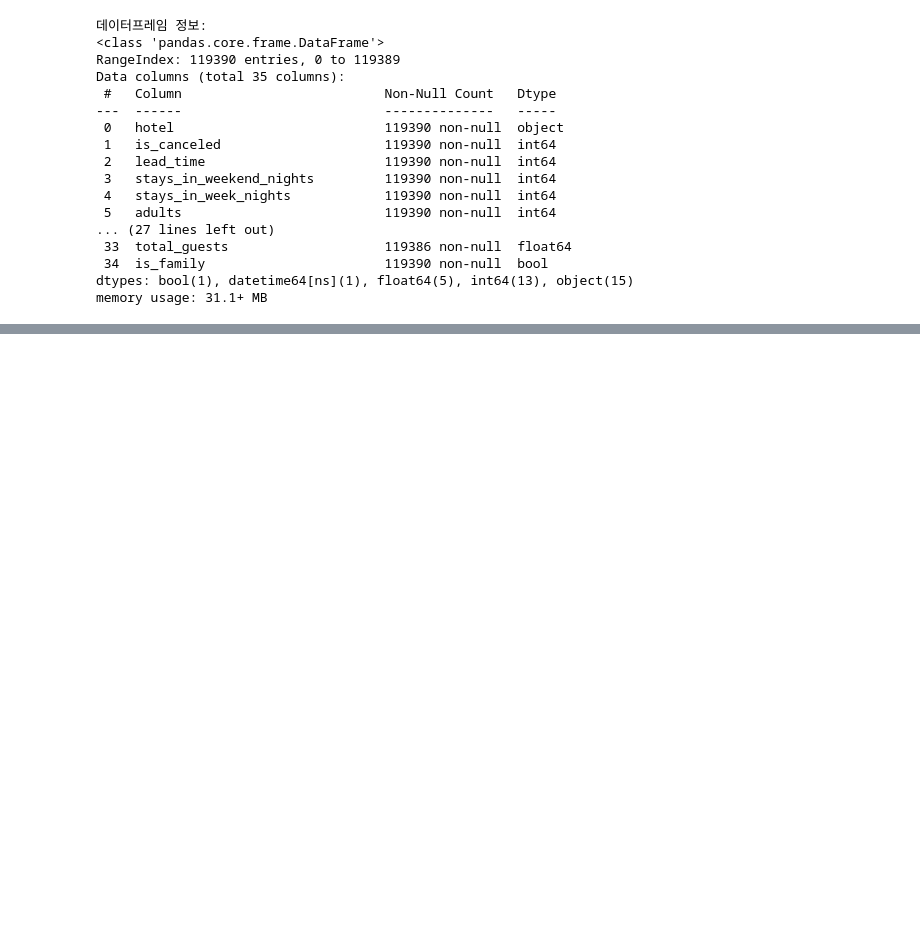
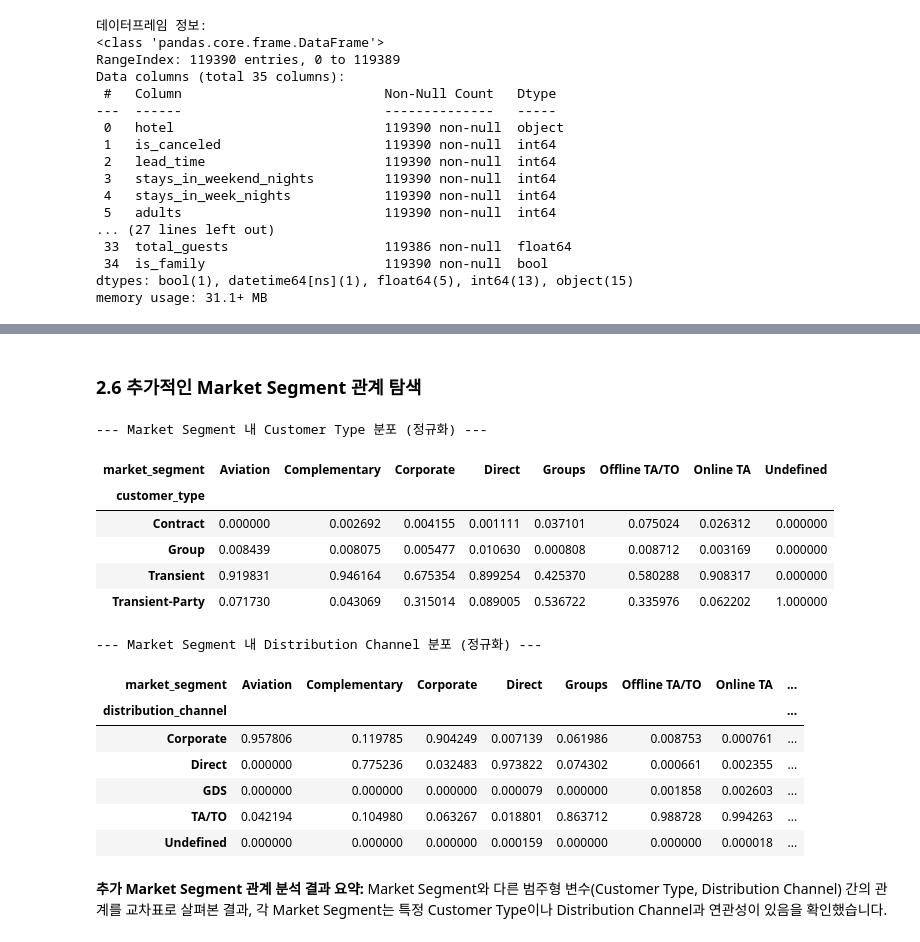
Before and after one commit to otto-Choi/Project-hotel_booking, a Jupyter notebook: notebooks/01_eda_customer_type.ipynb, the cells around one changed output, grey strips where cells are left out. Cells and saved outputs as stored; diff of their text form; code cells hidden in the pictures; blank space fills up the shorter version.

Commit message:
Market Segment 분석

```diff
--- a/notebooks/01_eda_customer_type.ipynb
+++ b/notebooks/01_eda_customer_type.ipynb
@@ -127,0 +350,50 @@ memory usage: 31.1+ MB
+# %% [markdown]
+### 2.6 추가적인 Market Segment 관계 탐색
+# %%
+import pandas as pd
+import plotly.express as px
+
+# Market Segment와 Customer Type 간의 관계 분석 (정규화된 교차표 및 시각화)
+print("--- Market Segment 내 Customer Type 분포 (정규화) ---")
+crosstab_market_customer_normalized = pd.crosstab(df['market_segment'], df['customer_type'], normalize='index')
+display(crosstab_market_customer_normalized.T.style.background_gradient(cmap='Blues'))
+
+# 시각화 (누적 막대 그래프)
+fig_market_customer = px.bar(crosstab_market_customer_normalized,
+                             title='Market Segment별 Customer Type 분포',
+                             labels={'market_segment': 'Market Segment', 'value': '비율', 'variable': 'Customer Type'},
+                             color_discrete_sequence=px.colors.qualitative.Plotly)
+fig_market_customer.update_layout(xaxis_tickangle=-45, yaxis_tickformat=".0%")
+fig_market_customer.show()
+
+
+# Market Segment와 Distribution Channel 간의 관계 분석 (정규화된 교차표 및 시각화)
+print("\n--- Market Segment 내 Distribution Channel 분포 (정규화) ---")
+crosstab_market_channel_normalized = pd.crosstab(df['market_segment'], df['distribution_channel'], normalize='index')
+display(crosstab_market_channel_normalized.T.style.background_gradient(cmap='Blues'))
+
+# 시각화 (누적 막대 그래프)
+fig_market_channel = px.bar(crosstab_market_channel_normalized,
+                             title='Market Segment별 Distribution Channel 분포',
+                             labels={'market_segment': 'Market Segment', 'value': '비율', 'variable': 'Distribution Channel'},
+                             color_discrete_sequence=px.colors.qualitative.Plotly)
+fig_market_channel.update_layout(xaxis_tickangle=-45, yaxis_tickformat=".0%")
+fig_market_channel.show()
+# %% [output]
+--- Market Segment 내 Customer Type 분포 (정규화) ---
+| market_segment | Aviation | Complementary | Corporate | Direct | Groups | Offline TA/TO | Online TA | Undefined |
+| customer_type |  |  |  |  |  |  |  |  |
+| Contract | 0.000000 | 0.002692 | 0.004155 | 0.001111 | 0.037101 | 0.075024 | 0.026312 | 0.000000 |
+| Group | 0.008439 | 0.008075 | 0.005477 | 0.010630 | 0.000808 | 0.008712 | 0.003169 | 0.000000 |
+| Transient | 0.919831 | 0.946164 | 0.675354 | 0.899254 | 0.425370 | 0.580288 | 0.908317 | 0.000000 |
+| Transient-Party | 0.071730 | 0.043069 | 0.315014 | 0.089005 | 0.536722 | 0.335976 | 0.062202 | 1.000000 |
+--- Market Segment 내 Distribution Channel 분포 (정규화) ---
+| market_segment | Aviation | Complementary | Corporate | Direct | Groups | Offline TA/TO | Online TA | ... |
+| distribution_channel |  |  |  |  |  |  |  | ... |
+| Corporate | 0.957806 | 0.119785 | 0.904249 | 0.007139 | 0.061986 | 0.008753 | 0.000761 | ... |
+| Direct | 0.000000 | 0.775236 | 0.032483 | 0.973822 | 0.074302 | 0.000661 | 0.002355 | ... |
+| GDS | 0.000000 | 0.000000 | 0.000000 | 0.000079 | 0.000000 | 0.001858 | 0.002603 | ... |
+| TA/TO | 0.042194 | 0.104980 | 0.063267 | 0.018801 | 0.863712 | 0.988728 | 0.994263 | ... |
+| Undefined | 0.000000 | 0.000000 | 0.000000 | 0.000159 | 0.000000 | 0.000000 | 0.000018 | ... |
+# %% [markdown]
+**추가 Market Segment 관계 분석 결과 요약:** Market Segment와 다른 범주형 변수(Customer Type, Distribution Channel) 간의 관계를 교차표로 살펴본 결과, 각 Market Segment는 특정 Customer Type이나 Distribution Channel과 연관성이 있음을 확인했습니다.
```
Also changed, not shown: parts of 15 cells of this notebook.
